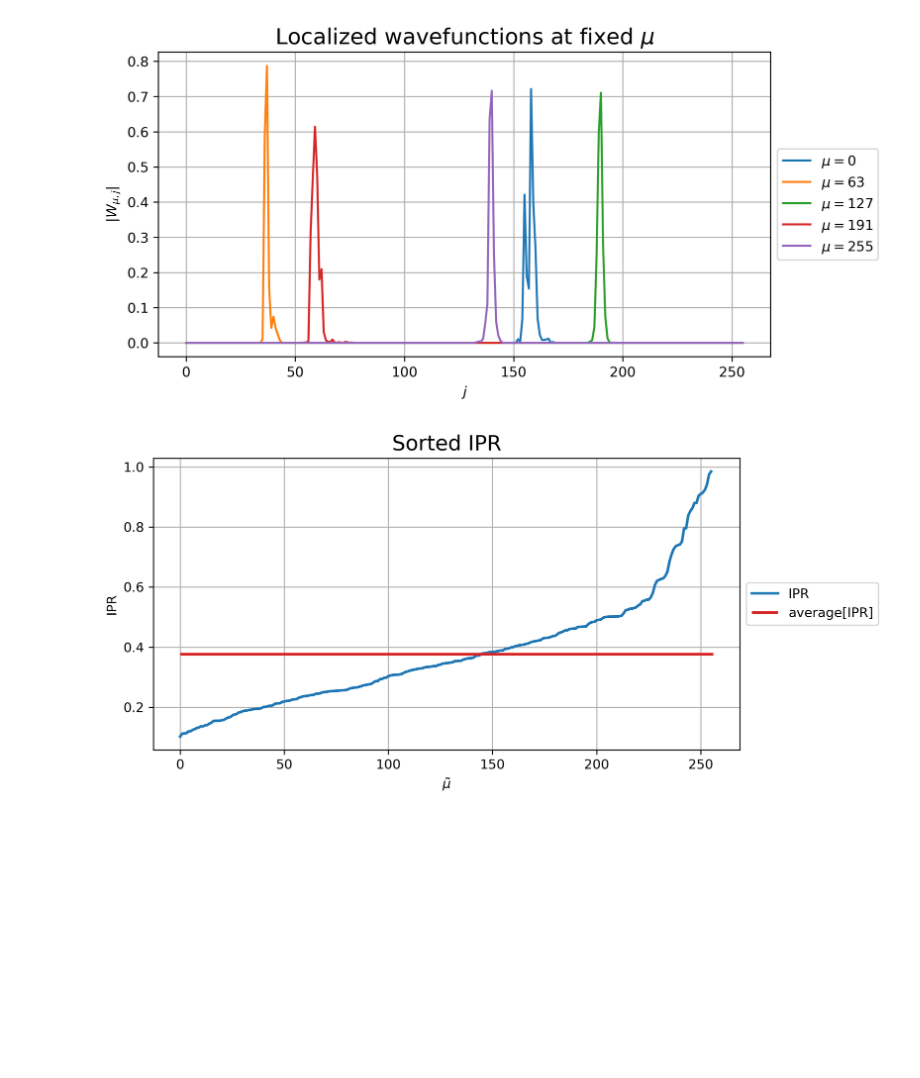
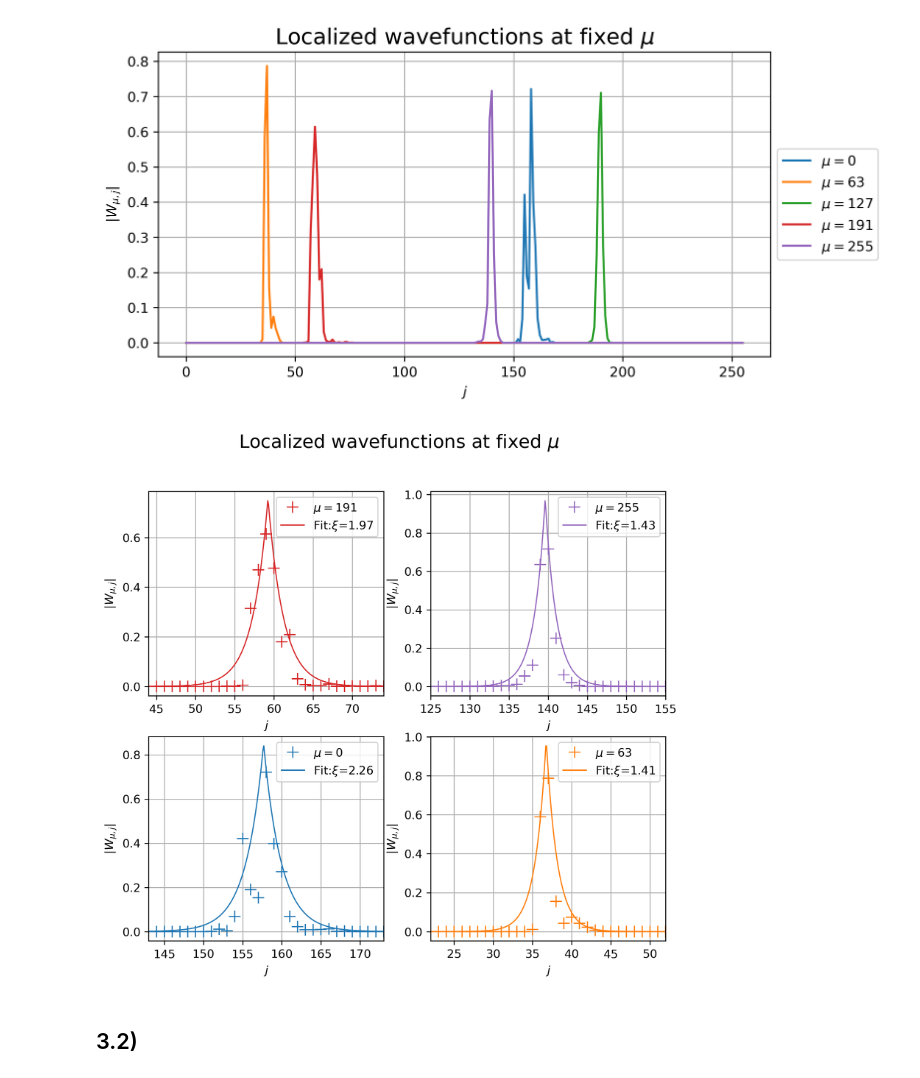
Before and after one commit to RiccardoAndreoni/QIC_HO, a Jupyter notebook: Assignments.ipynb, the cells around one changed output. Cells and saved outputs as stored; diff of their text form; code cells hidden in the pictures; blank space fills up the shorter version.

```diff
--- a/Assignments.ipynb
+++ b/Assignments.ipynb
@@ -358,25 +383,3 @@ ax.legend(loc = "center left", bbox_to_anchor = (1, .5))
 plt.show()
 # %% [output]
 [figure]
-# %%
-### Plot the sorted values IPR for a certain disorder
-# This way we can see how much the eigenstates are localized for a certain disorder
-
-mu = np.linspace(0,L_-1,5).astype(int)
-
-# Plot
-fig = plt.figure(figsize=(8, 4), dpi=300)
-ax = fig.add_subplot(1, 1, 1)
-ax.set_title(r"Sorted IPR", fontsize=16)
-plt.xlabel(r"$\tilde\mu$")
-plt.ylabel(r"IPR")
-
-plt.plot(np.arange(L_), np.sort(IPR), "-", linewidth=2, label=r"IPR" )
-plt.hlines(np.average(IPR), 0, L_, linewidth=2, color="C3", label=r"average[IPR]")
-
-plt.grid()
-ax.legend(loc = "center left", bbox_to_anchor = (1, .5))
-
-plt.show()
-# %% [output]
-[figure, removed]
@@ -384,0 +386,31 @@ plt.show()
+# %%
+### Fit upper bound to find xi
+
+mus = np.array([191, 255, 0, 63])
+c = ["C3", "C4", "C0", "C1"]
+
+
+import matplotlib.pyplot as plt
+fig = plt.figure(figsize=(8, 7), dpi=300)
+plt.suptitle(r"Localized wavefunctions at fixed $\mu$", fontsize=16)
+for i,mu in enumerate(mus):
+    #Fit
+    par = fit_upper_bound(L_, nW[:,mu])
+
+    # Plot
+    loc = 221+i
+    ax = plt.subplot(loc)
+    plt.xlabel(r"$j$")
+    plt.ylabel(r"$|W_{\mu,j}|$")
+    plt.plot(np.arange(L_), nW[:,mu], "+", markersize=10, label=r"$\mu=${}".format(mu), color=c[i])
+    plt.plot(np.arange(0, L_, 0.1), bound(np.arange(0, L_, 0.1), *par), "-", linewidth=1, label=r"Fit:$\xi$={}".format(np.round(par[1], 2)), color=c[i])
+    xmax = np.argwhere(np.max(nW[:,mu])==nW[:,mu])
+    plt.xlim(xmax-15, xmax+15)
+    plt.grid()
+    plt.legend(loc = "upper right")
+
+plt.show()
+# %% [output]
+[figure, added]
+# %% [markdown]
+## 3.2)
```
Also changed, not shown: parts of 9 cells of this notebook, 3 other files.
